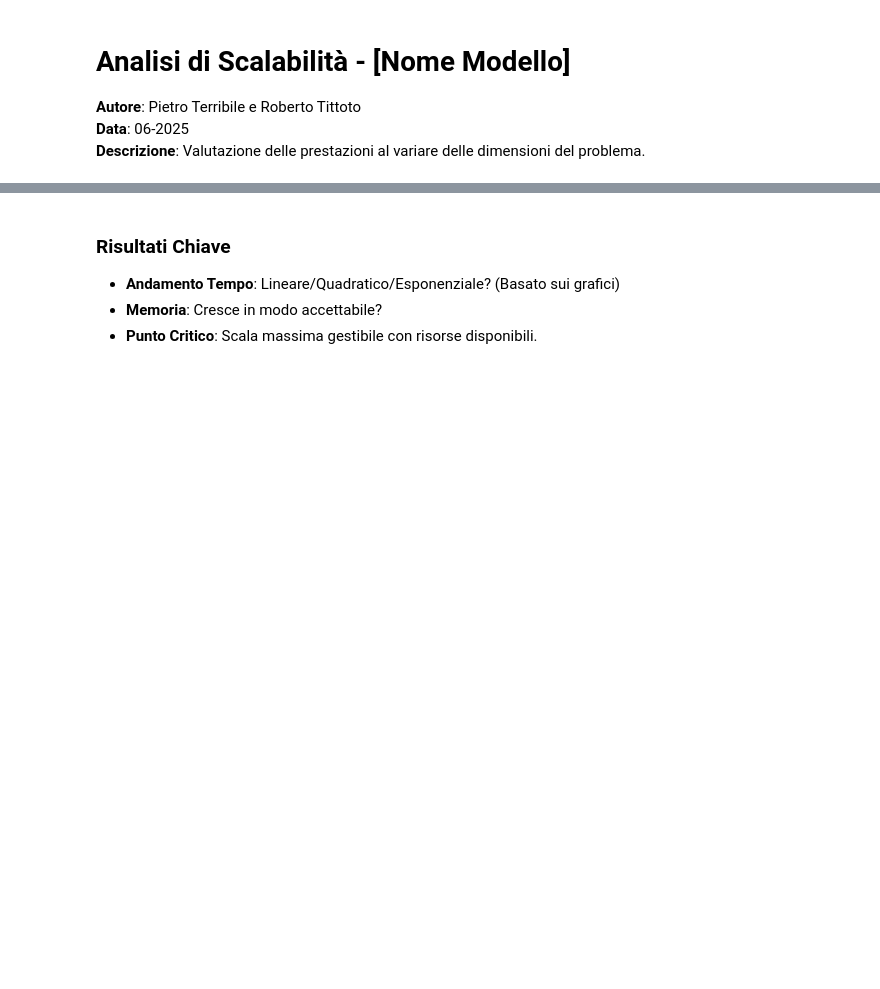
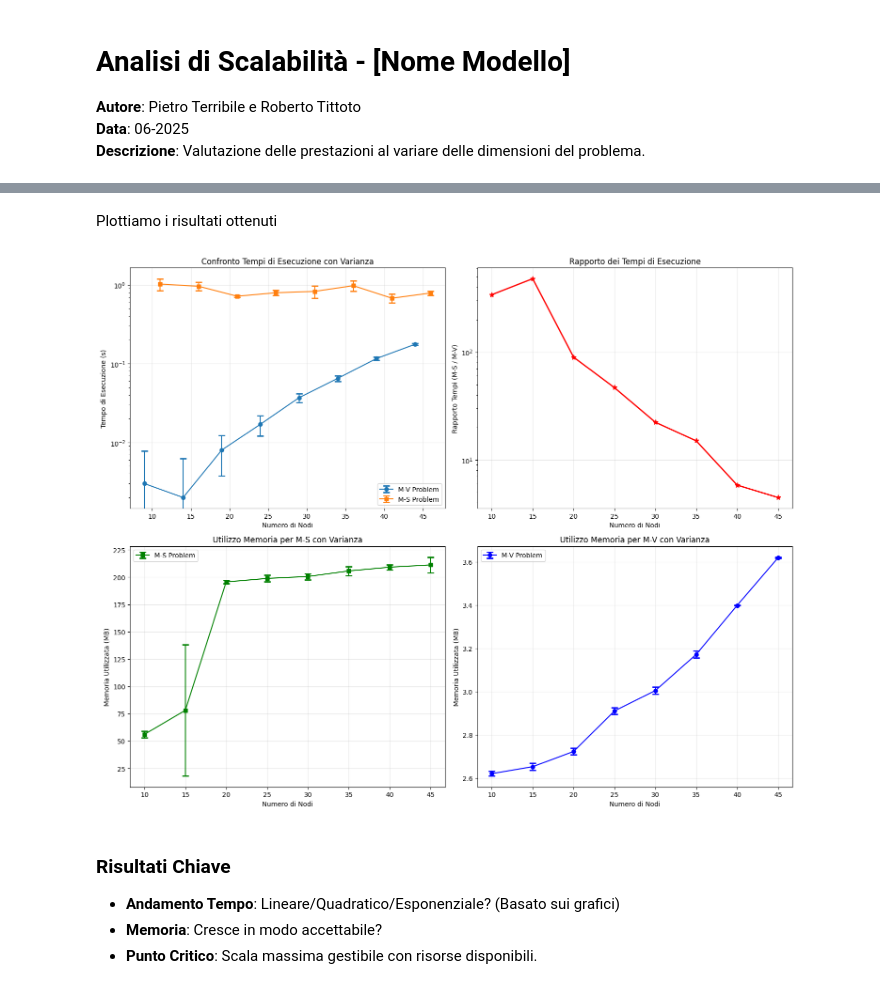
Before and after one commit to RobiTittoto/MOproject, a Jupyter notebook: scalabilità.ipynb, the cells around one changed output, grey strips where cells are left out. Drawn from its saved outputs; the diff is of its cells as text; code cells hidden in the pictures; blank space fills up the shorter version.

```diff
--- a/scalabilità.ipynb
+++ b/scalabilità.ipynb
@@ -43,0 +42,2 @@ class PerformanceResult:
+# %%
+dim = [10, 15, 20, 25, 30, 35, 40, 45]
@@ -43,0 +46,2 @@ class PerformanceResult:
+# %%
+num_repetitions = 10
@@ -57,3 +173,55 @@ TypeError: 'int' object is not iterable
+# %% [markdown]
+Plottiamo i risultati ottenuti
+# %%
+fig, ((ax1, ax2), (ax3, ax4)) = plt.subplots(2, 2, figsize=(15, 12))
+
+# Grafico 1: Tempi di esecuzione con barre di errore
+x = np.array(dim)
+width = 2  # Larghezza delle barre
+
+ax1.errorbar(x - width / 2, mv_times_mean, yerr=mv_times_std,
+             label='M-V Problem', marker='o', capsize=5, capthick=2)
+ax1.errorbar(x + width / 2, ms_times_mean, yerr=ms_times_std,
+             label='M-S Problem', marker='s', capsize=5, capthick=2)
+
+ax1.set_xlabel('Numero di Nodi')
+ax1.set_ylabel('Tempo di Esecuzione (s)')
+ax1.set_title('Confronto Tempi di Esecuzione con Varianza')
+ax1.legend()
+ax1.grid(True, alpha=0.3)
+ax1.set_yscale('log')
+
+# Grafico 2: Rapporto tempi M-S / M-V
+time_ratios = [ms / mv if mv > 0 else 0 for ms, mv in zip(ms_times_mean, mv_times_mean)]
+ax2.plot(x, time_ratios, marker='*', color='red', linewidth=2, markersize=8)
+ax2.set_xlabel('Numero di Nodi')
+ax2.set_ylabel('Rapporto Tempi (M-S / M-V)')
+ax2.set_title('Rapporto dei Tempi di Esecuzione')
+ax2.grid(True, alpha=0.3)
+ax2.set_yscale('log')
+
+# Grafico 3: Memoria utilizzata per M-S
+ax3.errorbar(x, ms_memory_mean, yerr=ms_memory_std,
+             label='M-S Problem', marker='s', capsize=5, capthick=2, color='green')
+ax3.set_xlabel('Numero di Nodi')
+ax3.set_ylabel('Memoria Utilizzata (MB)')
+ax3.set_title('Utilizzo Memoria per M-S con Varianza')
+ax3.legend()
+ax3.grid(True, alpha=0.3)
+
+# Grafico 4: Memoria utilizzata per M-V
+ax4.errorbar(x, mv_memory_mean, yerr=mv_memory_std,
+             label='M-V Problem', marker='o', capsize=5, capthick=2, color='blue')
+ax4.set_xlabel('Numero di Nodi')
+ax4.set_ylabel('Memoria Utilizzata (MB)')
+ax4.set_title('Utilizzo Memoria per M-V con Varianza')
+ax4.legend()
+ax4.grid(True, alpha=0.3)
+
+plt.tight_layout()
+plt.show()
+# %% [output]
+[figure, added]
 # %% [markdown]
 ### Risultati Chiave
 - **Andamento Tempo**: Lineare/Quadratico/Esponenziale? (Basato sui grafici)
```
Also changed, not shown: parts of 10 cells of this notebook.
